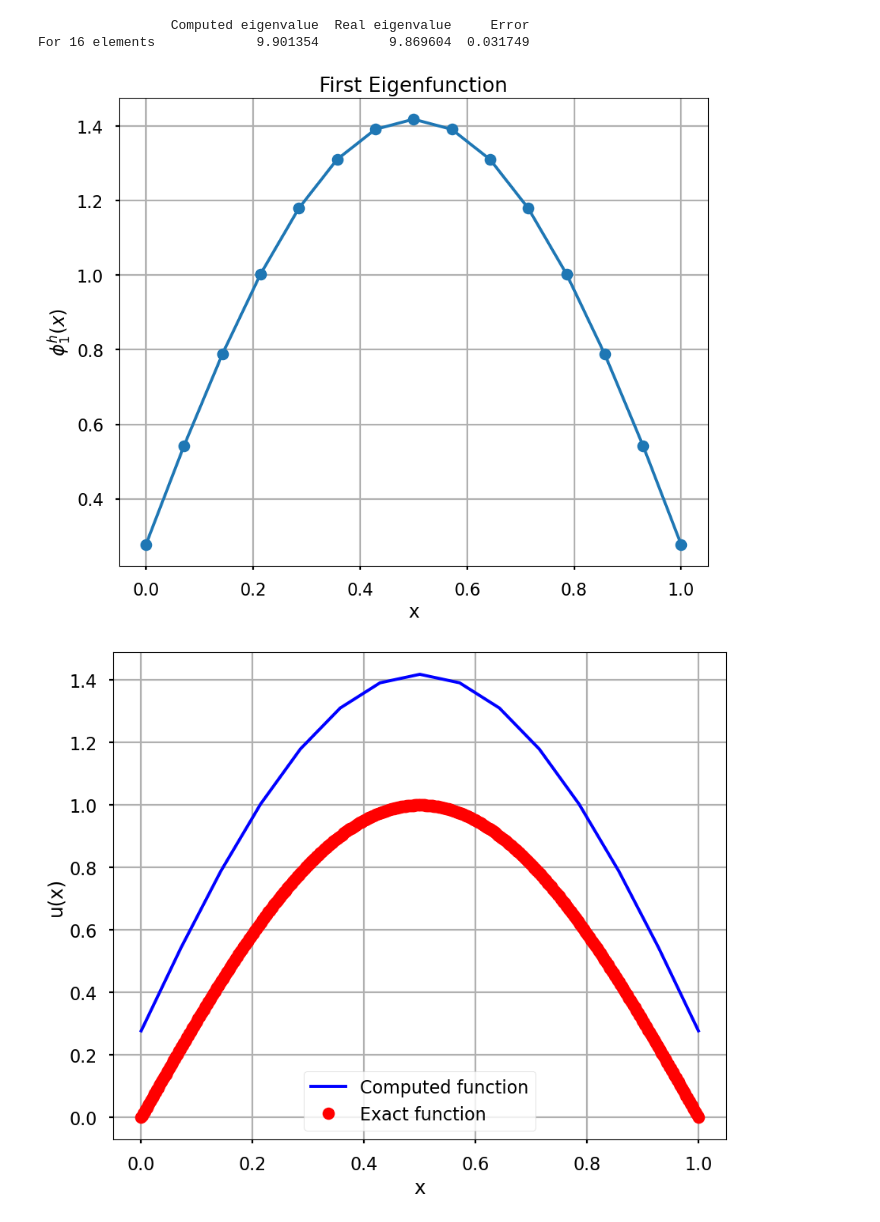
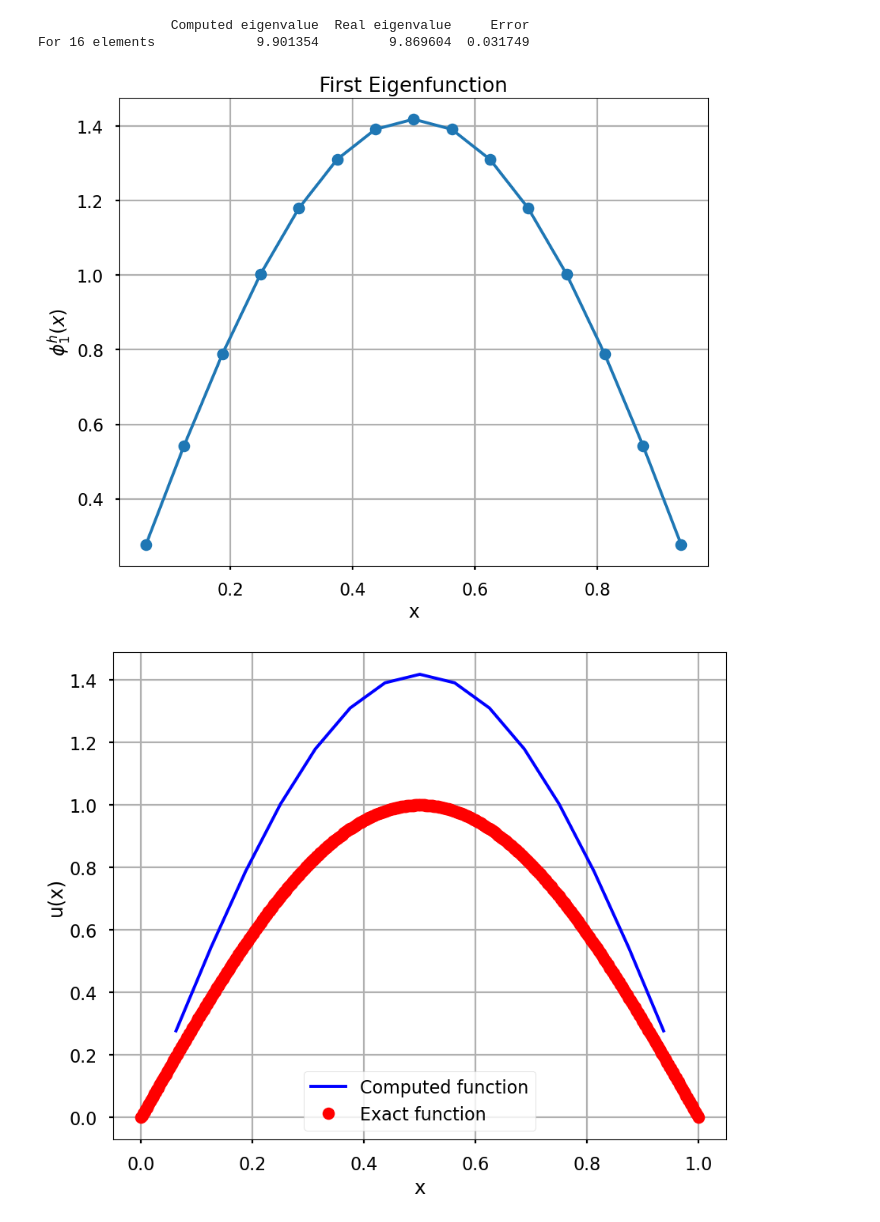
Before and after one commit to Lio0King/Finite-Element-approximation-of-the-elliptic-eigenvalue-problems, a Jupyter notebook: Solve eigenproblem.ipynb, the cells around one changed output. Cells and saved outputs as stored; diff of their text form; code cells hidden in the pictures.

```diff
--- a/Solve eigenproblem.ipynb
+++ b/Solve eigenproblem.ipynb
@@ -90,33 +90,33 @@ def solve_eigenproblem(num_elements):
        A = stiffness_matrix_A(interior_nodes, h)
        # Mass matrix
        M = mass_matrix_M(interior_nodes, h)
 
        # find eigenvalues
        eigvals, eigvecs = eigh(A, M)
        # real eigenvalue
        real_eigval = (np.pi)**2
 
        # Error
        error = first_eigval_error(real_eigval, eigvals[0])
 
        df = pd.DataFrame([[eigvals[0], real_eigval, error]], columns=["Computed eigenvalue", "Real eigenvalue", "Error"], index=[f"For {num_elements} elements"])
        print(df)
 
        # plotting the eigenfunction
        u = eigvecs[:, 0]
-       x = np.linspace(0, 1, interior_nodes)
+       x = np.linspace(h, 1-h, interior_nodes)
        # preventing the upside down shape
        if u[len(u) // 2] < 0:
               u = -u
        plotting_eigenfunction(x, u)
 
        x_of_exact = np.linspace(0, 1, 500)
        comparing_exact_with_comp_functions(x, u, x_of_exact)
        plt.show()
 
 solve_eigenproblem(16)
 # %% [output]
                  Computed eigenvalue  Real eigenvalue     Error
 For 16 elements             9.901354         9.869604  0.031749
-[figure, old version]
+[figure, new version]
-[figure, old version]
+[figure, new version]
```
